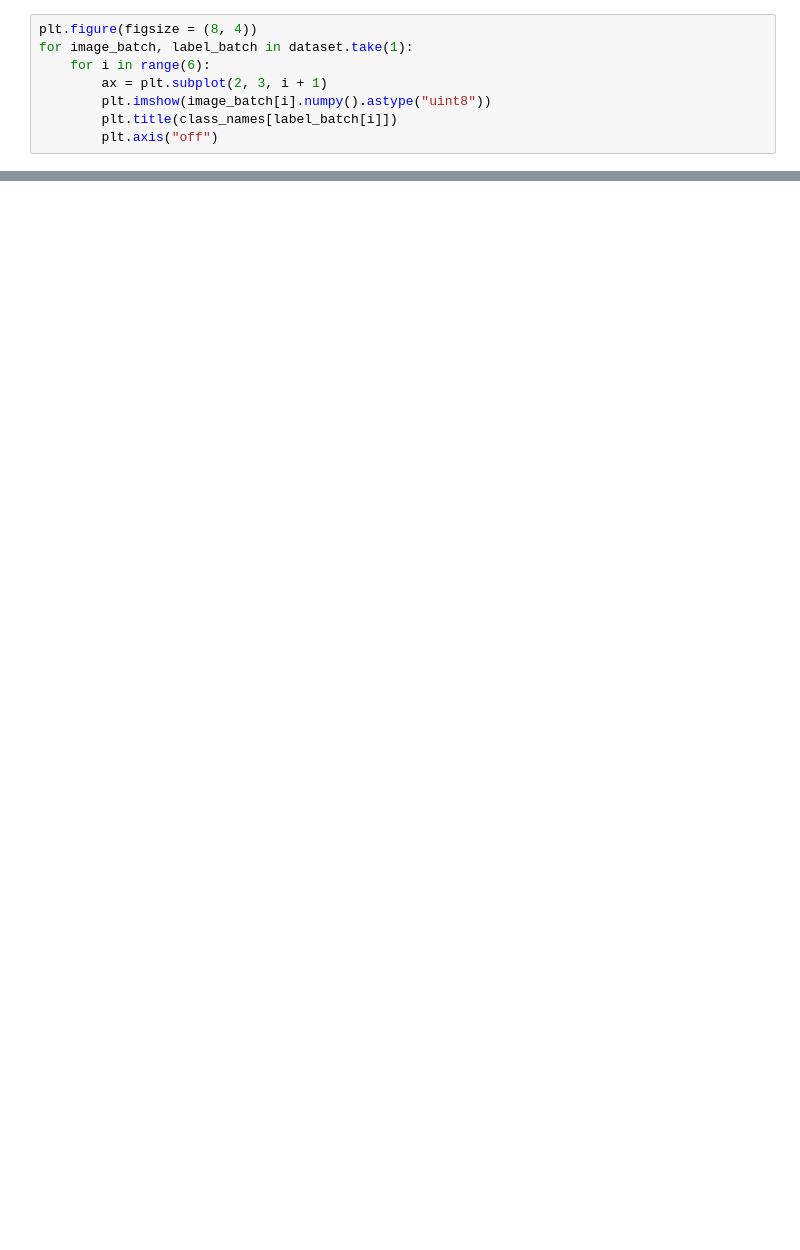
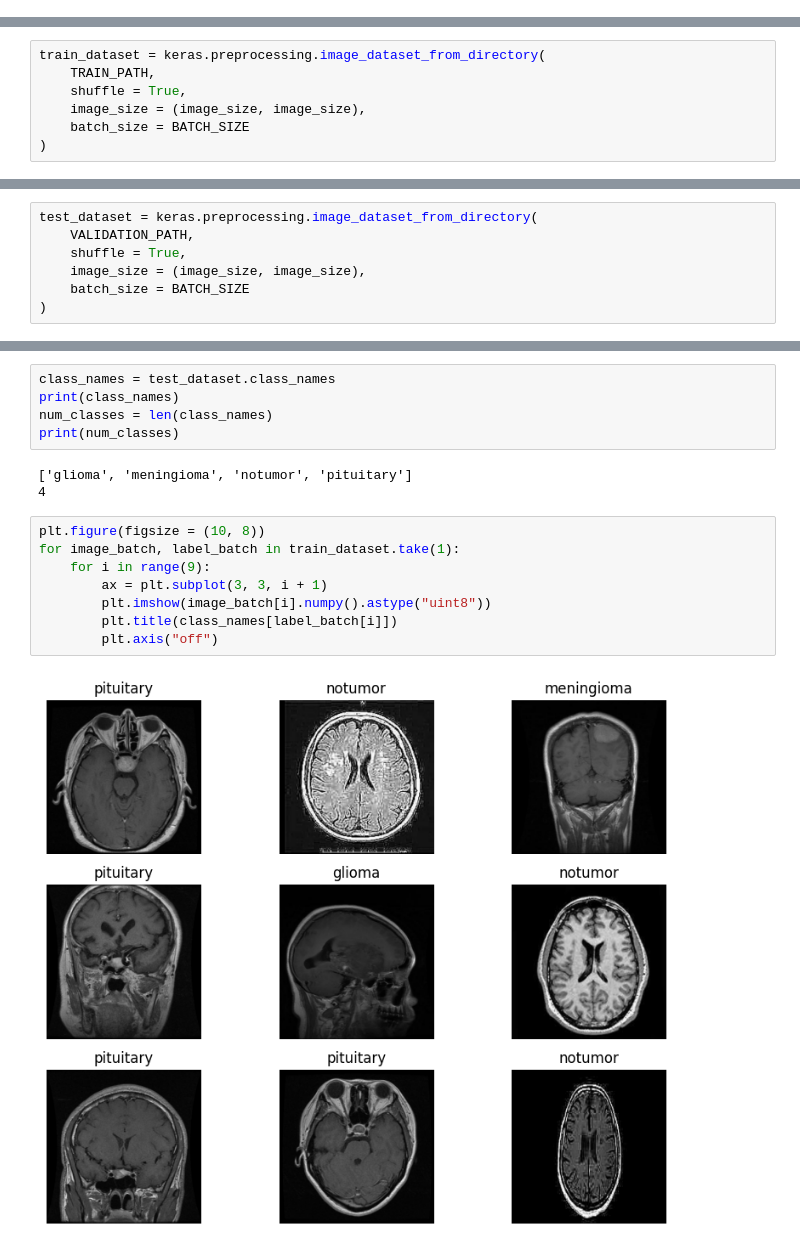
Before and after one commit to Bryteog/Brain-Tumor-Classification, a Jupyter notebook: model/main_v2.ipynb, the cells around one changed output, grey strips where cells are left out. Saved outputs shown, nothing was run; the diff lists cells and outputs as text; blank space fills up the shorter version.

```diff
--- a/model/main_v2.ipynb
+++ b/model/main_v2.ipynb
@@ -72,8 +0,0 @@ print(num_classes)
-# %%
-plt.figure(figsize = (8, 4))
-for image_batch, label_batch in dataset.take(1):
-    for i in range(6):
-        ax = plt.subplot(2, 3, i + 1)
-        plt.imshow(image_batch[i].numpy().astype("uint8"))
-        plt.title(class_names[label_batch[i]])
-        plt.axis("off")
@@ -419,0 +10,7 @@ Predicted: pituitary     Actual class: p_1
+# %%
+train_dataset = keras.preprocessing.image_dataset_from_directory(
+    TRAIN_PATH,
+    shuffle = True,
+    image_size = (image_size, image_size),
+    batch_size = BATCH_SIZE
+)
@@ -419,0 +19,7 @@ Predicted: pituitary     Actual class: p_1
+# %%
+test_dataset = keras.preprocessing.image_dataset_from_directory(
+    VALIDATION_PATH,
+    shuffle = True,
+    image_size = (image_size, image_size),
+    batch_size = BATCH_SIZE
+)
@@ -419,0 +28,18 @@ Predicted: pituitary     Actual class: p_1
+# %%
+class_names = test_dataset.class_names
+print(class_names)
+num_classes = len(class_names)
+print(num_classes)
+# %% [output]
+['glioma', 'meningioma', 'notumor', 'pituitary']
+4
+# %%
+plt.figure(figsize = (10, 8))
+for image_batch, label_batch in train_dataset.take(1):
+    for i in range(9):
+        ax = plt.subplot(3, 3, i + 1)
+        plt.imshow(image_batch[i].numpy().astype("uint8"))
+        plt.title(class_names[label_batch[i]])
+        plt.axis("off")
+# %% [output]
+[figure, added]
```
Also changed, not shown: parts of 52 cells of this notebook, 1 other file.
